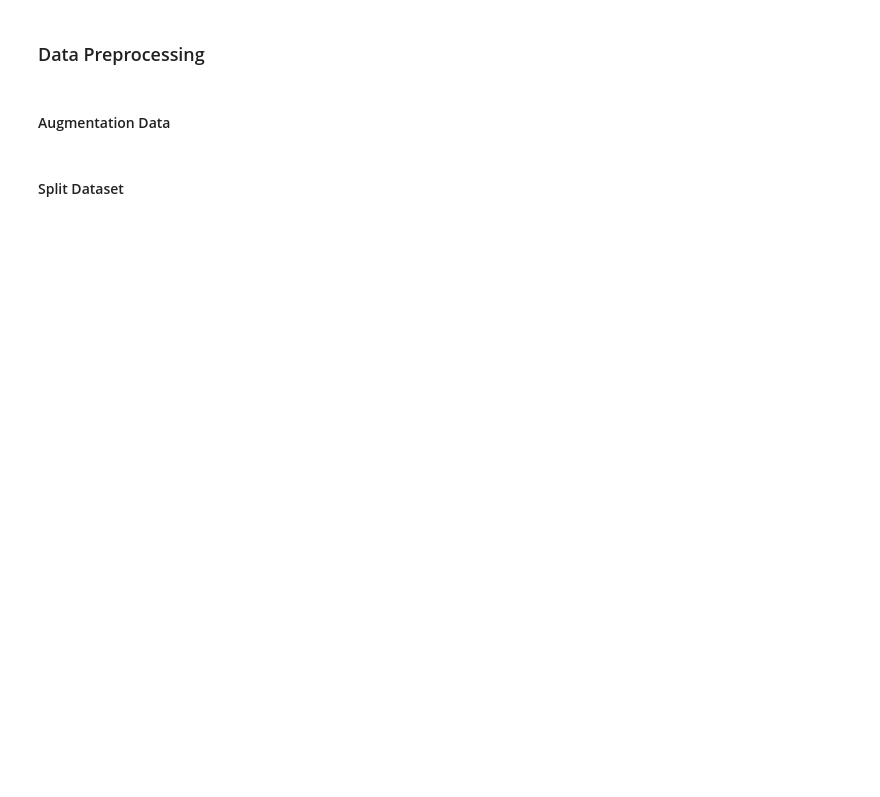
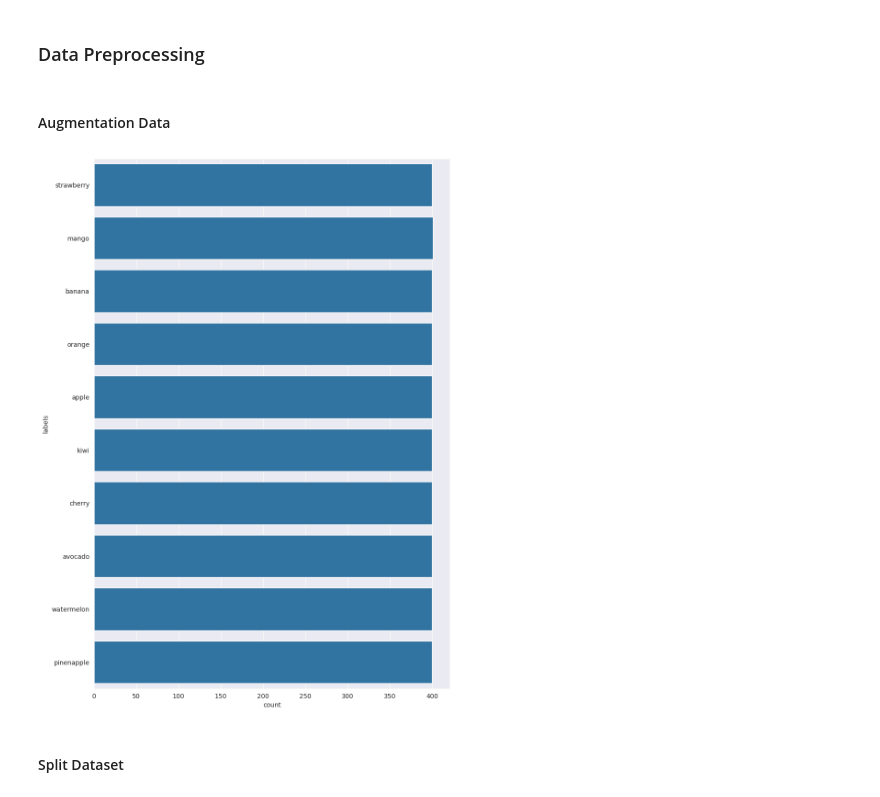
Before and after one commit to Refanz/colors-image-classification, a Jupyter notebook: notebook.ipynb, the cells around one changed output. Saved outputs shown, nothing was run; the diff lists cells and outputs as text; code cells hidden in the pictures; blank space fills up the shorter version.

```diff
--- a/notebook.ipynb
+++ b/notebook.ipynb
@@ -198,2 +336,7 @@ def add_brightness(img):
+# %%
+# Melihat plot distribusi kelas setelah dilakukan augmentasi
+plot_distribution(fruit_path)
+# %% [output]
+[figure, added]
 # %% [markdown]
 #### Split Dataset
```
Also changed, not shown: parts of 23 cells of this notebook, 2 other files.
